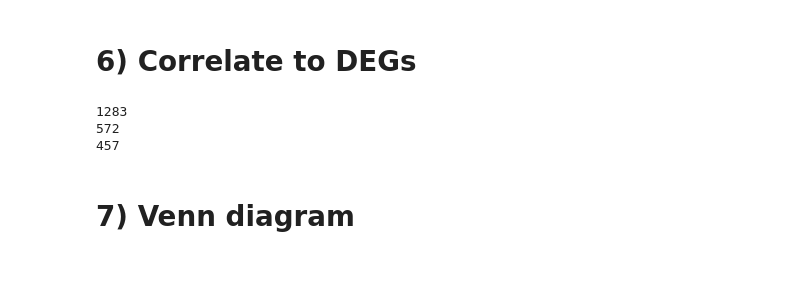
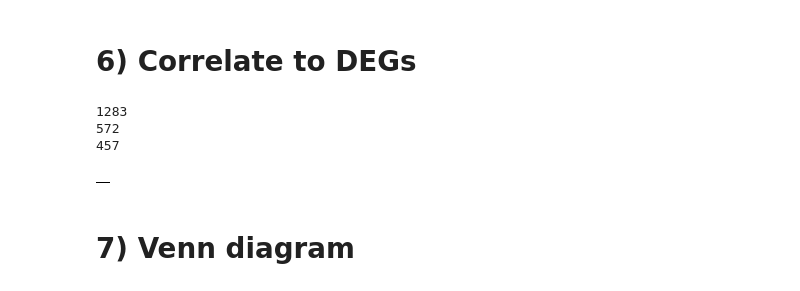
Before and after one commit to MagdalenaWinklhofer/WholeGenomeBisulphiteSequencing, a Jupyter notebook: DNAseq_pipeline/7_match_dmr_to_gene.ipynb, the cells around one changed output. Cells and saved outputs as stored; diff of their text form; code cells hidden in the pictures.

```diff
--- a/DNAseq_pipeline/7_match_dmr_to_gene.ipynb
+++ b/DNAseq_pipeline/7_match_dmr_to_gene.ipynb
@@ -220,6 +220,10 @@ print(len(deg_ar))
 correlationNA = pd.DataFrame(deg_na.intersection(geneid_unique['NvsA']))
 correlationNR = pd.DataFrame(deg_nr.intersection(geneid_unique['NvsR']))
 correlationAR = pd.DataFrame(deg_ar.intersection(geneid_unique['AvsR']))
+# %%
+correlationAR
+# %% [output]
+|  |
 # %% [markdown]
 # 7) Venn diagram
 # %%
```
Also changed, not shown: 1 other file.
